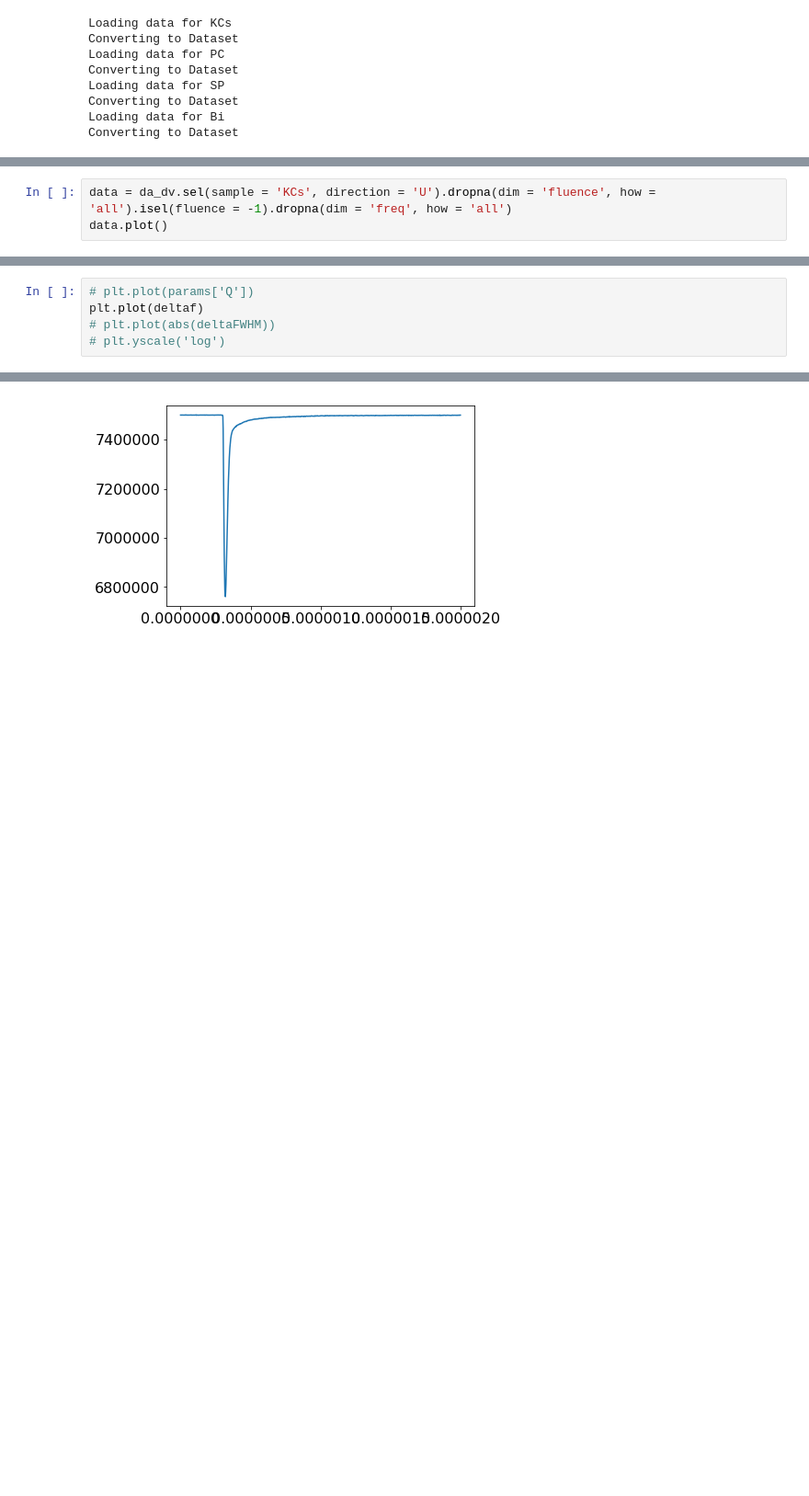
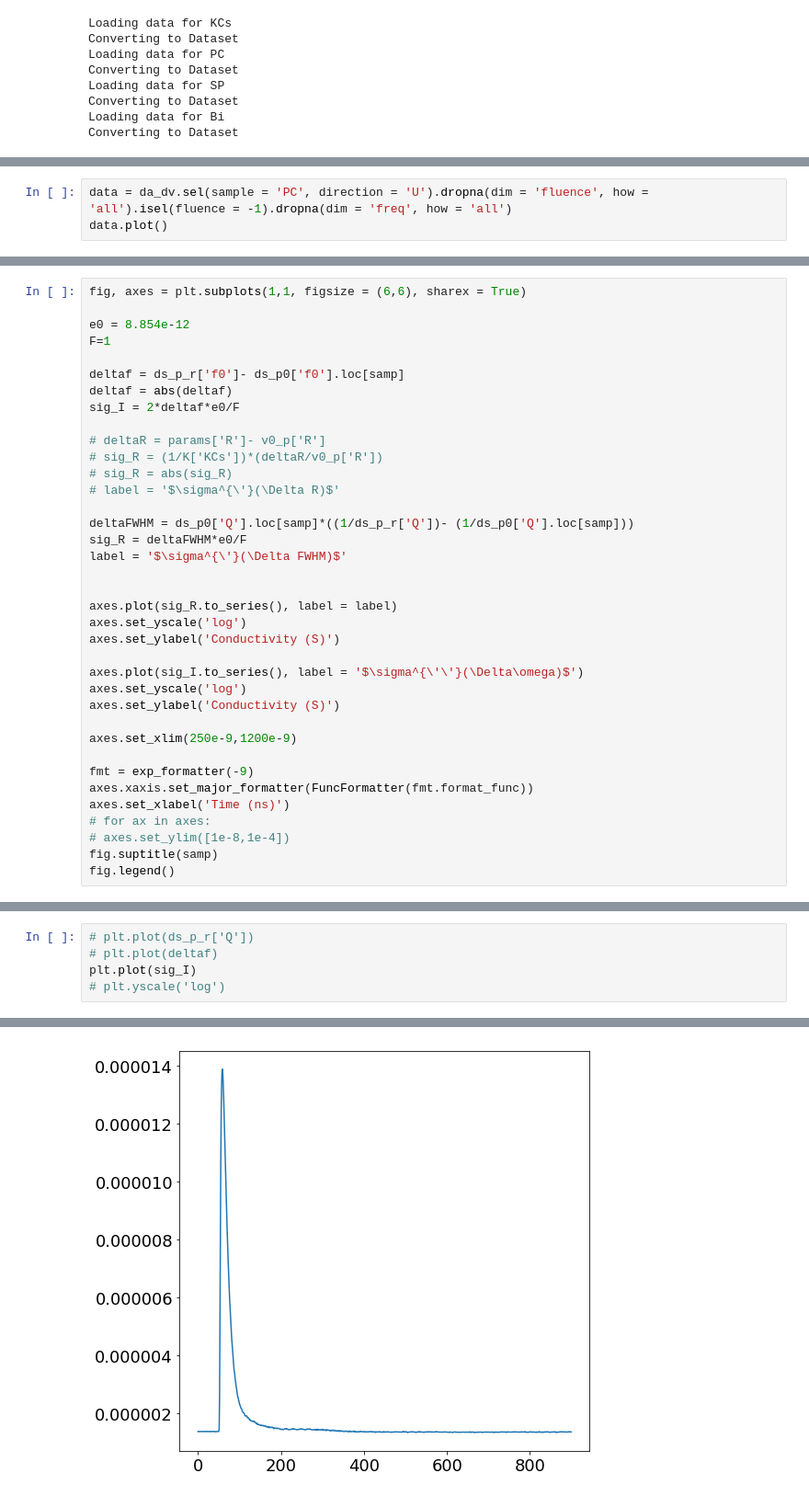
Before and after one commit to aspitarl/TRMC, a Jupyter notebook: FreqFluence.ipynb, the cells around one changed output, grey strips where cells are left out. Shown at 92% size. Cells and saved outputs as stored; diff of their text form; blank space fills up the shorter version.

```diff
--- a/FreqFluence.ipynb
+++ b/FreqFluence.ipynb
@@ -218,5 +264,5 @@ fig.tight_layout()
 # %%
-data = da_dv.sel(sample = 'KCs', direction = 'U').dropna(dim = 'fluence', how = 'all').isel(fluence = -1).dropna(dim = 'freq', how = 'all')
+data = da_dv.sel(sample = 'PC', direction = 'U').dropna(dim = 'fluence', how = 'all').isel(fluence = -1).dropna(dim = 'freq', how = 'all')
 data.plot()
 # %% [output]
 <matplotlib.collections.QuadMesh at 0x...>
@@ -501,0 +480,37 @@ anim
+# %%
+fig, axes = plt.subplots(1,1, figsize = (6,6), sharex = True)
+
+e0 = 8.854e-12
+F=1
+
+deltaf = ds_p_r['f0']- ds_p0['f0'].loc[samp]
+deltaf = abs(deltaf)
+sig_I = 2*deltaf*e0/F
+
+# deltaR = params['R']- v0_p['R']
+# sig_R = (1/K['KCs'])*(deltaR/v0_p['R'])
+# sig_R = abs(sig_R)
+# label = '$\sigma^{\'}(\Delta R)$'
+
+deltaFWHM = ds_p0['Q'].loc[samp]*((1/ds_p_r['Q'])- (1/ds_p0['Q'].loc[samp]))
+sig_R = deltaFWHM*e0/F
+label = '$\sigma^{\'}(\Delta FWHM)$'
+
+
+axes.plot(sig_R.to_series(), label = label)
+axes.set_yscale('log')
+axes.set_ylabel('Conductivity (S)')
+
+axes.plot(sig_I.to_series(), label = '$\sigma^{\'\'}(\Delta\omega)$')
+axes.set_yscale('log')
+axes.set_ylabel('Conductivity (S)')
+
+axes.set_xlim(250e-9,1200e-9)
+
+fmt = exp_formatter(-9)
+axes.xaxis.set_major_formatter(FuncFormatter(fmt.format_func))
+axes.set_xlabel('Time (ns)')
+# for ax in axes:
+# axes.set_ylim([1e-8,1e-4])
+fig.suptitle(samp)
+fig.legend()
@@ -502,8 +520,8 @@ anim
 # %%
-# plt.plot(params['Q'])
-plt.plot(deltaf)
-# plt.plot(abs(deltaFWHM))
+# plt.plot(ds_p_r['Q'])
+# plt.plot(deltaf)
+plt.plot(sig_I)
 # plt.yscale('log')
 # %% [output]
 [<matplotlib.lines.Line2D at 0x...>]
-[figure, old version]
+[figure, new version]
```
Also changed, not shown: parts of 24 cells of this notebook.
